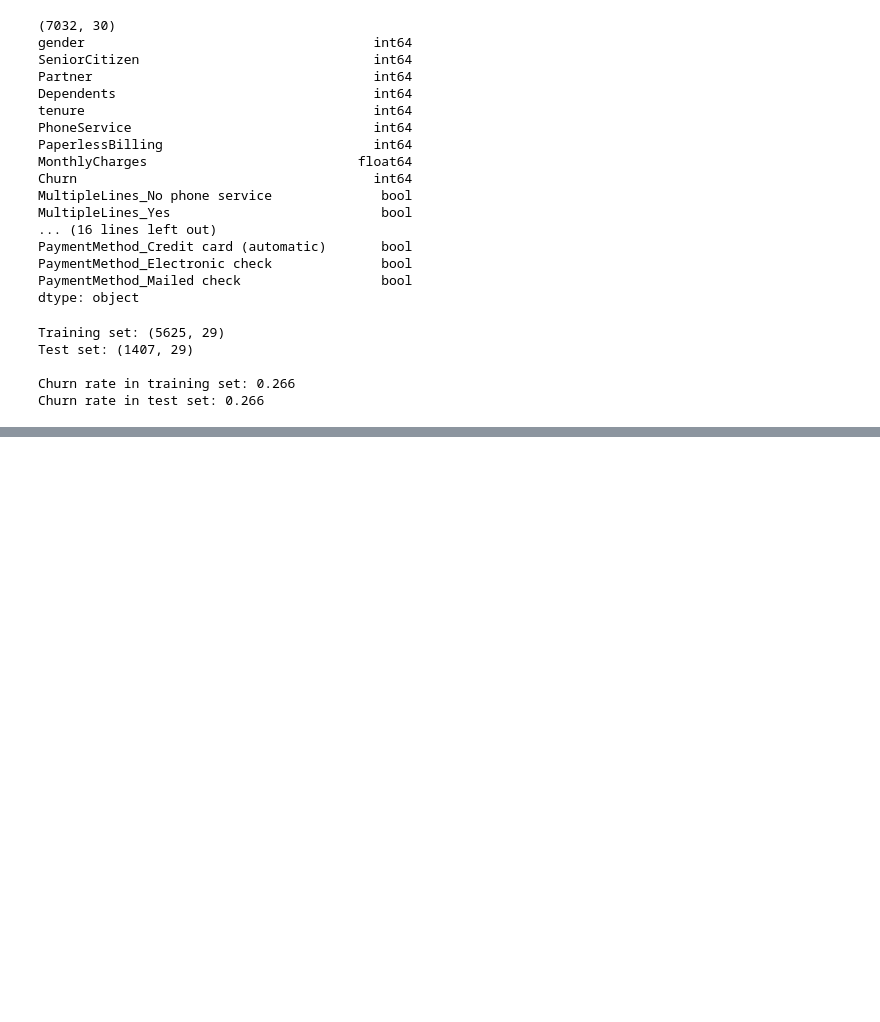
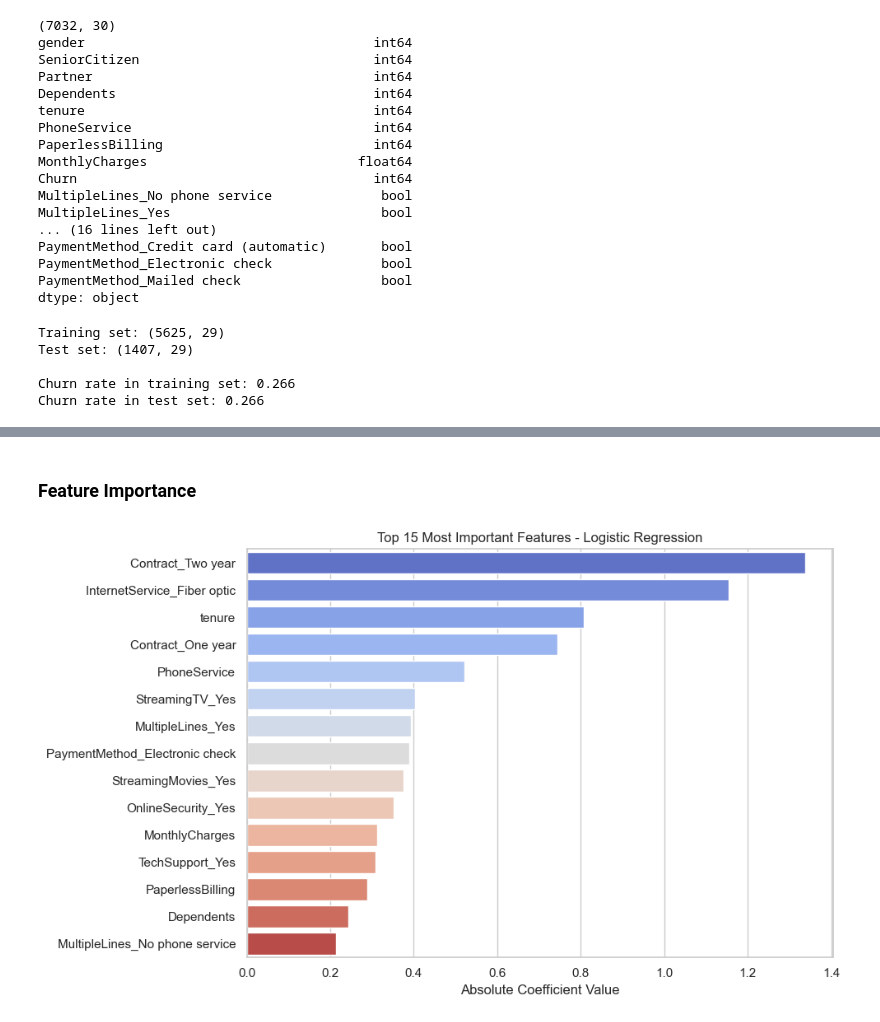
Before and after one commit to jpbombard/telco-churn-analysis, a Jupyter notebook: notebooks/churn_analysis.ipynb, the cells around one changed output, grey strips where cells are left out. Drawn from its saved outputs; the diff is of its cells as text; code cells hidden in the pictures; blank space fills up the shorter version.

Commit message:
ran three models, added feature importance visualization, noted insights

```diff
--- a/notebooks/churn_analysis.ipynb
+++ b/notebooks/churn_analysis.ipynb
@@ -354,0 +393,14 @@ X_test[scale_cols] = scaler.transform(X_test[scale_cols])
+# %%
+from sklearn.ensemble import RandomForestClassifier
+
+# Train Random Forest
+rf_model = RandomForestClassifier(n_estimators=100, random_state=42)
+rf_model.fit(X_train, y_train)
+
+# Predictions
+y_pred_rf = rf_model.predict(X_test)
+
+# Evaluation
+print("=== Random Forest ===")
+print(classification_report(y_test, y_pred_rf))
+print(f"AUC-ROC: {roc_auc_score(y_test, rf_model.predict_proba(X_test)[:,1]):.3f}")
@@ -354,0 +421,14 @@ X_test[scale_cols] = scaler.transform(X_test[scale_cols])
+# %%
+from sklearn.ensemble import GradientBoostingClassifier
+
+# Train Gradient Boosting
+gb_model = GradientBoostingClassifier(n_estimators=100, random_state=42)
+gb_model.fit(X_train, y_train)
+
+# Predictions
+y_pred_gb = gb_model.predict(X_test)
+
+# Evaluation
+print("=== Gradient Boosting ===")
+print(classification_report(y_test, y_pred_gb))
+print(f"AUC-ROC: {roc_auc_score(y_test, gb_model.predict_proba(X_test)[:,1]):.3f}")
@@ -354,0 +447,20 @@ X_test[scale_cols] = scaler.transform(X_test[scale_cols])
+# %% [markdown]
+### Feature Importance
+# %%
+# Feature importance from Logistic Regression (coefficients)
+feature_importance = pd.DataFrame({
+    "feature": X_train.columns,
+    "importance": np.abs(lr_model.coef_[0])
+}).sort_values("importance", ascending=False).head(15)
+
+plt.figure(figsize=(10, 6))
+sns.barplot(data=feature_importance, x="importance", y="feature",
+            hue="feature", legend=False, palette="coolwarm")
+plt.title("Top 15 Most Important Features - Logistic Regression")
+plt.xlabel("Absolute Coefficient Value")
+plt.ylabel("")
+plt.tight_layout()
+plt.savefig("../data/feature_importance.png", dpi=150, bbox_inches="tight")
+plt.show()
+# %% [output]
+[figure, added]
```
Also changed, not shown: parts of 8 cells of this notebook, 1 other file.
